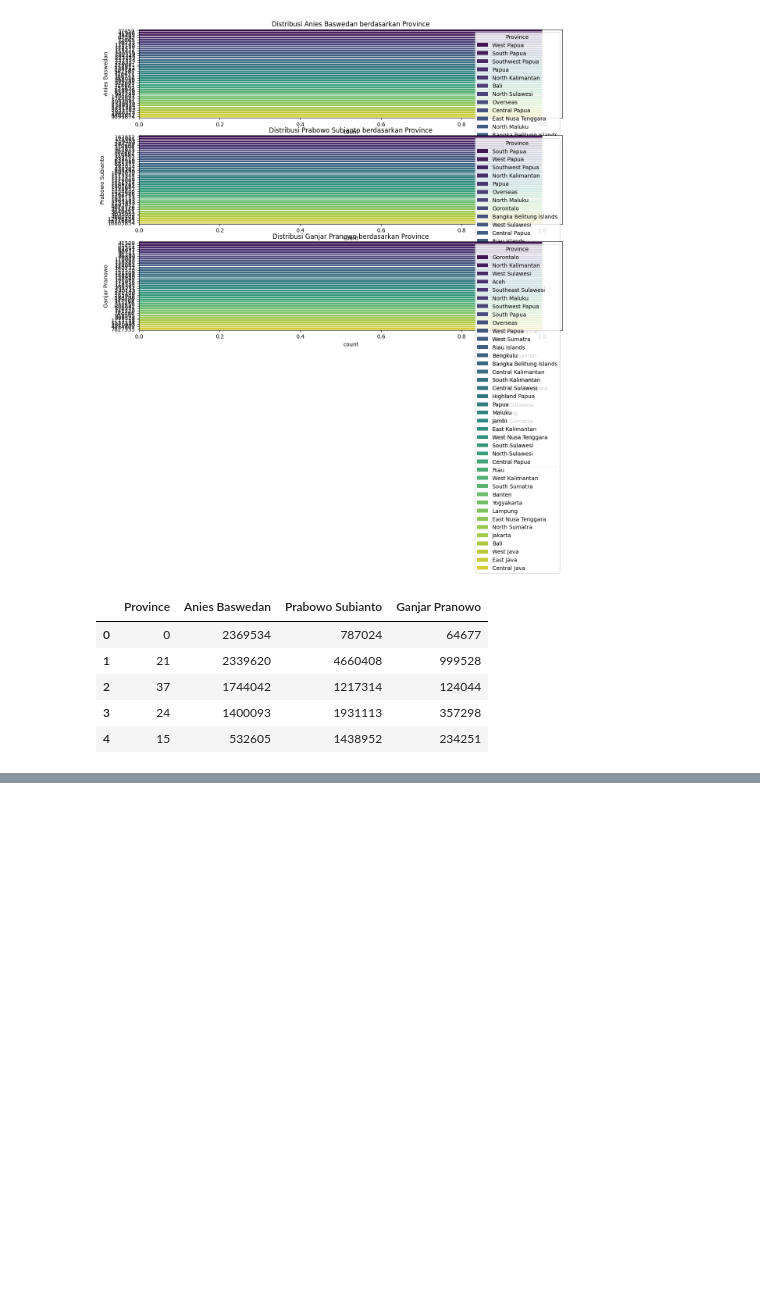
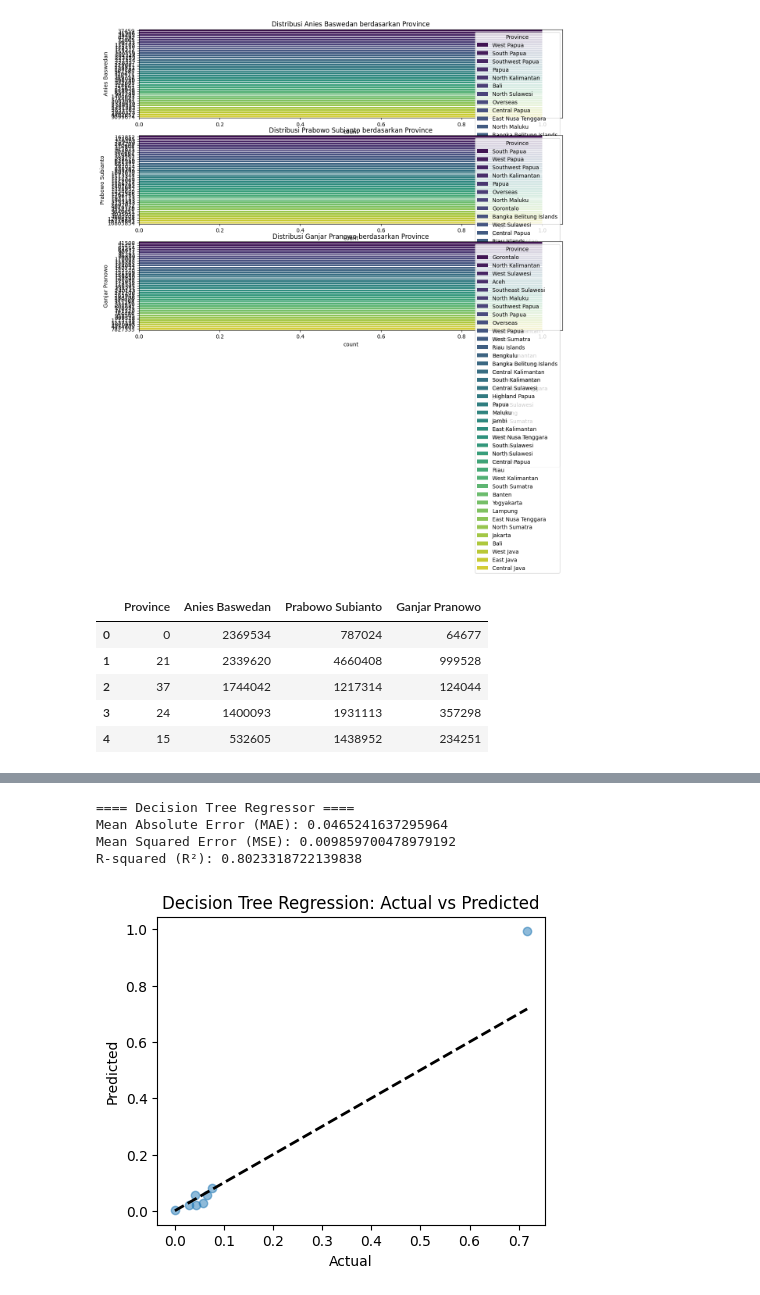
Before and after one commit to WildanFadhilNazaruddin/Belajar-Machine-Learning-Dasar, a Jupyter notebook: Belajar /main.ipynb, the cells around one changed output, grey strips where cells are left out. Drawn from its saved outputs; the diff is of its cells as text; code cells hidden in the pictures; blank space fills up the shorter version.

```diff
--- a/Belajar /main.ipynb
+++ b/Belajar /main.ipynb
@@ -202,0 +261,29 @@ print(f"Test set shape: X_test={X_test.shape}, y_test={y_test.shape}")
+# %%
+from sklearn.metrics import mean_absolute_error, mean_squared_error, r2_score
+
+# Predict using Decision Tree Regressor
+y_pred_dt = dt.predict(X_test)
+
+# Calculate regression metrics
+mae_dt = mean_absolute_error(y_test, y_pred_dt)
+mse_dt = mean_squared_error(y_test, y_pred_dt)
+r2_dt = r2_score(y_test, y_pred_dt)
+
+print("==== Decision Tree Regressor ====")
+print(f"Mean Absolute Error (MAE): {mae_dt}")
+print(f"Mean Squared Error (MSE): {mse_dt}")
+print(f"R-squared (R²): {r2_dt}")
+
+plt.figure(figsize=(5, 4))
+plt.scatter(y_test, y_pred_dt, alpha=0.5)
+plt.plot([y_test.min(), y_test.max()], [y_test.min(), y_test.max()], 'k--', lw=2)
+plt.xlabel('Actual')
+plt.ylabel('Predicted')
+plt.title('Decision Tree Regression: Actual vs Predicted')
+plt.show()
+# %% [output]
+==== Decision Tree Regressor ====
+Mean Absolute Error (MAE): 0.0465241637295964
+Mean Squared Error (MSE): 0.009859700478979192
+R-squared (R²): 0.8023318722139838
+[figure, added]
```
Also changed, not shown: parts of 8 cells of this notebook.
